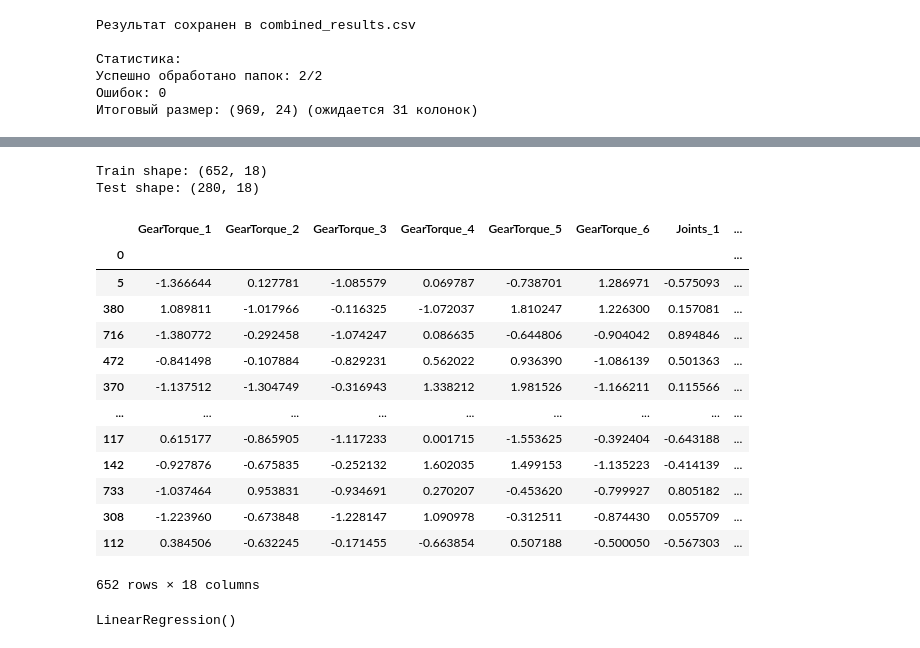
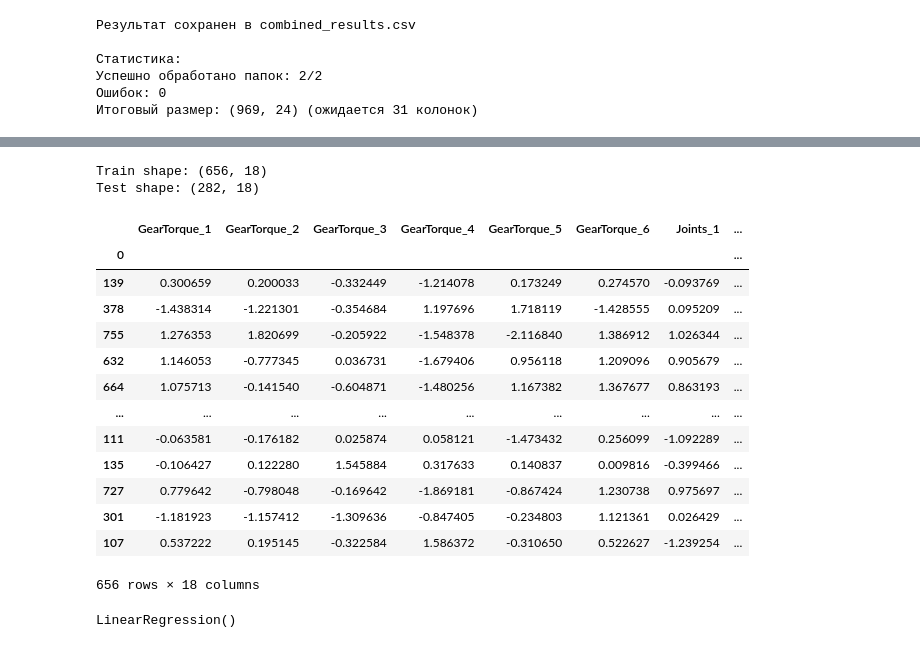
Before and after one commit to sohagutoro/neural_robotics, a Jupyter notebook: notebook/laser_solutions.ipynb, the cells around one changed output, grey strips where cells are left out. Saved outputs shown, nothing was run; the diff lists cells and outputs as text; code cells hidden in the pictures.

```diff
--- a/notebook/work_in_progress.ipynb
+++ b/notebook/laser_solutions.ipynb
@@ -348,0 +339,10 @@ result2_scaled
+# %%
+result_laser = result.drop(result.columns[-12:-6],axis=1)
+# result2 = result2.drop(['RobotPositions_4','RobotPositions_5'],axis=1)
+from sklearn.preprocessing import StandardScaler
+
+cols = result_laser.columns
+idx = result_laser.index
+
+scaler = StandardScaler()
+result_laser_scaled = pd.DataFrame(scaler.fit_transform(result_laser), columns=cols, index=idx)
@@ -356,39 +398,39 @@ def remove_outliers_iqr(df, column):
     return df[(df[column] >= lower_bound) & (df[column] <= upper_bound)]
 
 # Применяем к нужным столбцам
-for col in result2_scaled.columns:
-    result2_scaled = remove_outliers_iqr(result2_scaled, col)
+for col in result_laser_scaled.columns:
+    result_laser_scaled = remove_outliers_iqr(result_laser_scaled, col)
 # %%
 from sklearn.model_selection import train_test_split
 
 
 train_df, test_df = train_test_split(
-    result2_scaled,
+    result_laser_scaled,
     test_size=0.3,          # Доля тестовой выборки (30%)
     random_state=42,        # Фиксируем случайность для воспроизводимости
     shuffle=True            # Перемешивание данных перед разбиением (по умолчанию True)
 )
 
 print("Train shape:", train_df.shape)
 print("Test shape:", test_df.shape)
 train_df
 # %% [output]
-Train shape: (652, 18)
-Test shape: (280, 18)
+Train shape: (656, 18)
+Test shape: (282, 18)
 |  | GearTorque_1 | GearTorque_2 | GearTorque_3 | GearTorque_4 | GearTorque_5 | GearTorque_6 | Joints_1 | ... |
 | 0 |  |  |  |  |  |  |  | ... |
-| 5 | -1.366644 | 0.127781 | -1.085579 | 0.069787 | -0.738701 | 1.286971 | -0.575093 | ... |
-| 380 | 1.089811 | -1.017966 | -0.116325 | -1.072037 | 1.810247 | 1.226300 | 0.157081 | ... |
-| 716 | -1.380772 | -0.292458 | -1.074247 | 0.086635 | -0.644806 | -0.904042 | 0.894846 | ... |
-| 472 | -0.841498 | -0.107884 | -0.829231 | 0.562022 | 0.936390 | -1.086139 | 0.501363 | ... |
-| 370 | -1.137512 | -1.304749 | -0.316943 | 1.338212 | 1.981526 | -1.166211 | 0.115566 | ... |
+| 139 | 0.300659 | 0.200033 | -0.332449 | -1.214078 | 0.173249 | 0.274570 | -0.093769 | ... |
+| 378 | -1.438314 | -1.221301 | -0.354684 | 1.197696 | 1.718119 | -1.428555 | 0.095209 | ... |
+| 755 | 1.276353 | 1.820699 | -0.205922 | -1.548378 | -2.116840 | 1.386912 | 1.026344 | ... |
+| 632 | 1.146053 | -0.777345 | 0.036731 | -1.679406 | 0.956118 | 1.209096 | 0.905679 | ... |
+| 664 | 1.075713 | -0.141540 | -0.604871 | -1.480256 | 1.167382 | 1.367677 | 0.863193 | ... |
 | ... | ... | ... | ... | ... | ... | ... | ... | ... |
-| 117 | 0.615177 | -0.865905 | -1.117233 | 0.001715 | -1.553625 | -0.392404 | -0.643188 | ... |
-| 142 | -0.927876 | -0.675835 | -0.252132 | 1.602035 | 1.499153 | -1.135223 | -0.414139 | ... |
-| 733 | -1.037464 | 0.953831 | -0.934691 | 0.270207 | -0.453620 | -0.799927 | 0.805182 | ... |
-| 308 | -1.223960 | -0.673848 | -1.228147 | 1.090978 | -0.312511 | -0.874430 | 0.055709 | ... |
-| 112 | 0.384506 | -0.632245 | -0.171455 | -0.663854 | 0.507188 | -0.500050 | -0.567303 | ... |
+| 111 | -0.063581 | -0.176182 | 0.025874 | 0.058121 | -1.473432 | 0.256099 | -1.092289 | ... |
+| 135 | -0.106427 | 0.122280 | 1.545884 | 0.317633 | 0.140837 | 0.009816 | -0.399466 | ... |
+| 727 | 0.779642 | -0.798048 | -0.169642 | -1.869181 | -0.867424 | 1.230738 | 0.975697 | ... |
+| 301 | -1.181923 | -1.157412 | -1.309636 | -0.847405 | -0.234803 | 1.121361 | 0.026429 | ... |
+| 107 | 0.537222 | 0.195145 | -0.322584 | 1.586372 | -0.310650 | 0.522627 | -1.239254 | ... |
-652 rows × 18 columns
+656 rows × 18 columns
 # %%
 from sklearn.linear_model import LinearRegression
 
```
Also changed, not shown: parts of 21 cells of this notebook, 2 other files.
